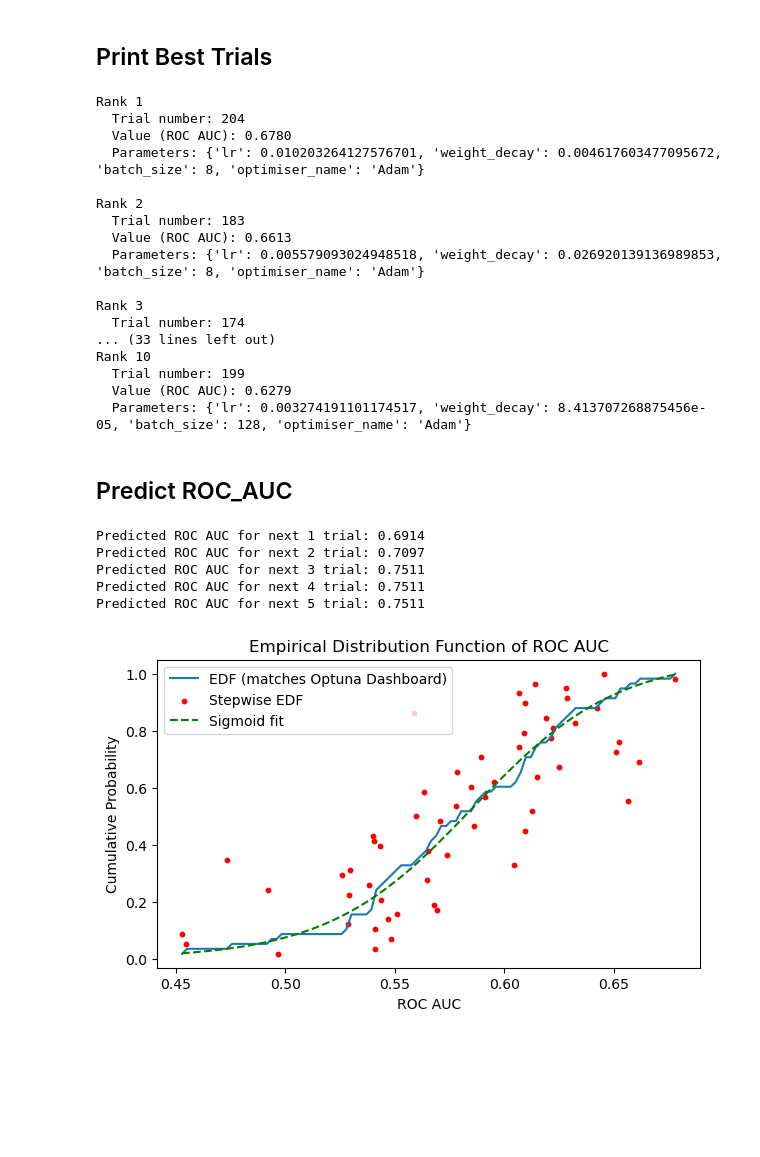
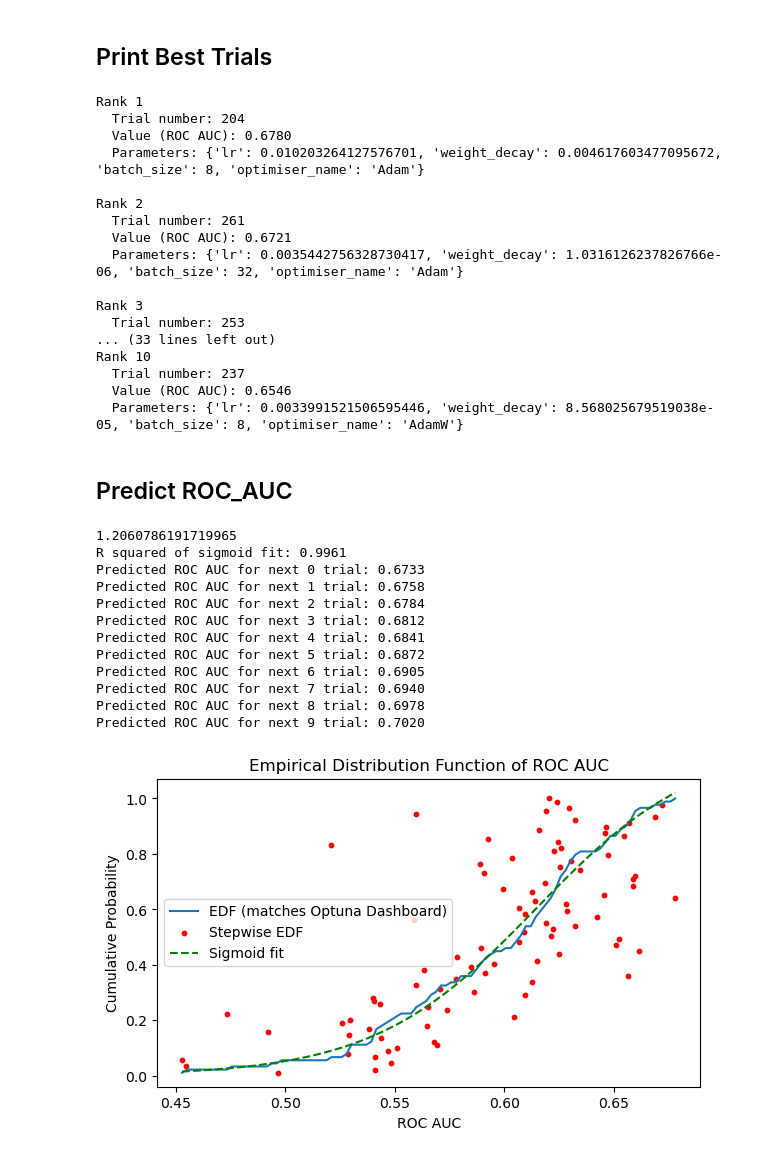
Before and after one commit to TanCY1/SRP-2025-Project, a Jupyter notebook: Code/hyperparameter_tuning.ipynb, the cells around one changed output. Cells and saved outputs as stored; diff of their text form; code cells hidden in the pictures; blank space fills up the shorter version.

```diff
--- a/Code/hyperparameter_tuning.ipynb
+++ b/Code/hyperparameter_tuning.ipynb
@@ -99,8 +56,12 @@ storage = RDBStorage(
     url=url,
 )
 
+
+module = optunahub.load_module(package="samplers/auto_sampler")
+
 #sampler = optuna.samplers.RandomSampler()
-sampler = optuna.samplers.TPESampler(multivariate=True)
+#sampler = optuna.samplers.CmaEsSampler()
+sampler = module.AutoSampler()
 pruner = optuna.pruners.MedianPruner(n_startup_trials=5,n_warmup_steps=2,)
 
 optuna_logger = optuna.logging.get_logger("optuna")
@@ -228,6 +275,13 @@ retry_failed_trials(study,objective)
 # %% [markdown]
 ## Delete study
 # %%
+with open("Code/url.txt","r") as f:
+    url = f.read()
+
+storage = RDBStorage(
+    url=url,
+)
+
 if input("Confirm delete? [y/n]") == "y":
     optuna.delete_study(study_name="SRP_Model_Study",storage=storage)
 # %%
@@ -250,22 +304,23 @@ Rank 1
   Parameters: {'lr': 0.010203264127576701, 'weight_decay': 0.004617603477095672, 'batch_size': 8, 'optimiser_name': 'Adam'}
 
 Rank 2
-  Trial number: 183
-  Value (ROC AUC): 0.6613
-  Parameters: {'lr': 0.005579093024948518, 'weight_decay': 0.026920139136989853, 'batch_size': 8, 'optimiser_name': 'Adam'}
+  Trial number: 261
+  Value (ROC AUC): 0.6721
+  Parameters: {'lr': 0.0035442756328730417, 'weight_decay': 1.0316126237826766e-06, 'batch_size': 32, 'optimiser_name': 'Adam'}
 
 Rank 3
-  Trial number: 174
+  Trial number: 253
 ... (33 lines left out)
 Rank 10
-  Trial number: 199
-  Value (ROC AUC): 0.6279
-  Parameters: {'lr': 0.003274191101174517, 'weight_decay': 8.413707268875456e-05, 'batch_size': 128, 'optimiser_name': 'Adam'}
+  Trial number: 237
+  Value (ROC AUC): 0.6546
+  Parameters: {'lr': 0.0033991521506595446, 'weight_decay': 8.568025679519038e-05, 'batch_size': 8, 'optimiser_name': 'AdamW'}
 # %% [markdown]
 ## Predict ROC_AUC
 # %%
 import numpy as np
 from scipy.optimize import curve_fit
+from sklearn.metrics import r2_score
 
 roc_values = np.array([t.value for t in study.trials if t.state == optuna.trial.TrialState.COMPLETE])
 
@@ -301,38 +356,47 @@ def sigmoid(x, L, x0, k):
     """
     return L / (1 + np.exp(-k*(x - x0)))
 
 # ----------  Fit sigmoid to EDF ----------
 p0 = [1.0, np.mean(roc_values), 10.0]
 params,_ = curve_fit(sigmoid,x_values,y_values,p0=p0,)
 L, x0, k = params
 def inv_sigmoid(y, L, x0, k):
     return x0 - (1/k) * np.log(L/y - 1)
 
 def predict_roc_auc(trial_pos):
     # 1-indexed
     while trial_pos/(len(roc_values))>=L:
         trial_pos -=1
 
     return inv_sigmoid(trial_pos/(len(roc_values)),*params)
 
-for i in range(1,5+1):
+print(L)
+print(f"R squared of sigmoid fit: {r2_score(y_values,sigmoid(x_values,*params)):.4f}")
+
+for i in range(10):
     print(f"Predicted ROC AUC for next {i} trial: {predict_roc_auc(len(roc_values)+i):.4f}")
-
 # ----------  Plot ----------
 plt.figure(figsize=(7,4))
 plt.plot(x_values, y_values, label='EDF (matches Optuna Dashboard)')
 plt.scatter(roc_values, np.arange(1, len(roc_values)+1)/len(roc_values),
             color='red', label='Stepwise EDF',s=10)
 plt.plot(x_values, sigmoid(x_values, *params), '--', color='green', label='Sigmoid fit')
 plt.xlabel('ROC AUC')
 plt.ylabel('Cumulative Probability')
 plt.title('Empirical Distribution Function of ROC AUC')
 plt.legend()
 plt.show()
 # %% [output]
-Predicted ROC AUC for next 1 trial: 0.6914
-Predicted ROC AUC for next 2 trial: 0.7097
-Predicted ROC AUC for next 3 trial: 0.7511
-Predicted ROC AUC for next 4 trial: 0.7511
-Predicted ROC AUC for next 5 trial: 0.7511
+1.2060786191719965
+R squared of sigmoid fit: 0.9961
+Predicted ROC AUC for next 0 trial: 0.6733
+Predicted ROC AUC for next 1 trial: 0.6758
+Predicted ROC AUC for next 2 trial: 0.6784
+Predicted ROC AUC for next 3 trial: 0.6812
+Predicted ROC AUC for next 4 trial: 0.6841
+Predicted ROC AUC for next 5 trial: 0.6872
+Predicted ROC AUC for next 6 trial: 0.6905
+Predicted ROC AUC for next 7 trial: 0.6940
+Predicted ROC AUC for next 8 trial: 0.6978
+Predicted ROC AUC for next 9 trial: 0.7020
-[figure, old version]
+[figure, new version]
```
Also changed, not shown: parts of 10 cells of this notebook, 2 other files.
